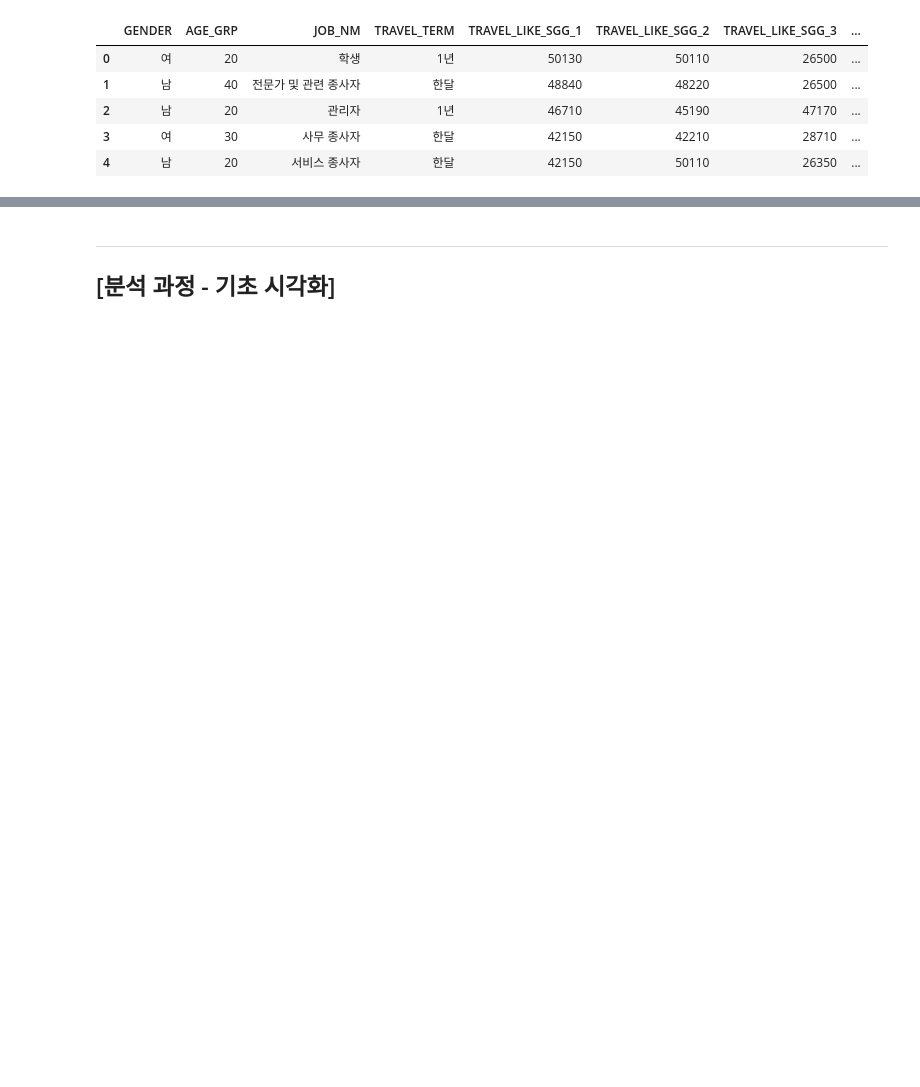
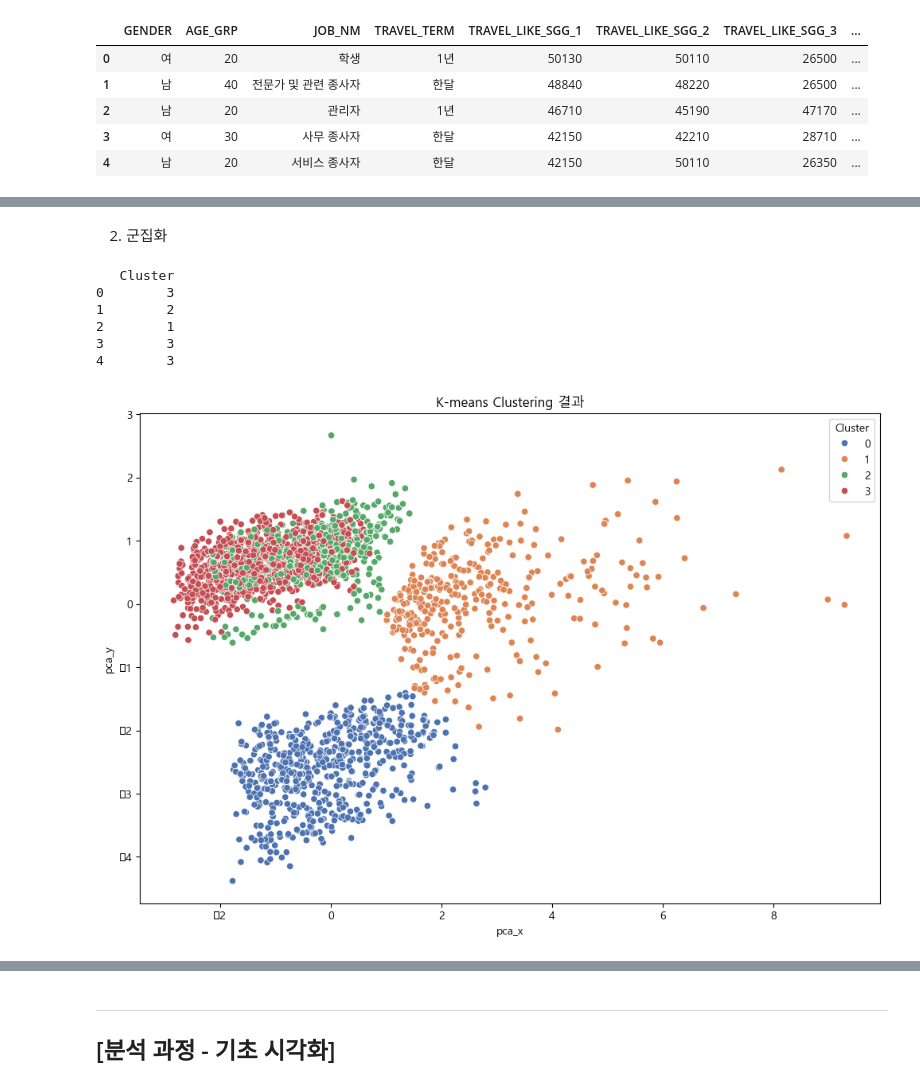
Before and after one commit to bomi03/Bokseol, a Jupyter notebook: data_analysis.ipynb, the cells around one changed output, grey strips where cells are left out. Cells and saved outputs as stored; diff of their text form; code cells hidden in the pictures; blank space fills up the shorter version.

Commit message:
k-means 진행 중

```diff
--- a/data_analysis.ipynb
+++ b/data_analysis.ipynb
@@ -93,0 +149,29 @@ travel_log.head()
+# %% [markdown]
+2. 군집화
+# %%
+# 군집화 (KMeans 예시)
+kmeans = KMeans(n_clusters=4, random_state=42)
+travel_log_final['Cluster'] = kmeans.fit_predict(travel_log_final)
+
+# 군집 결과 확인
+print(travel_log_final[['Cluster']].head())
+# %% [output]
+   Cluster
+0        3
+1        2
+2        1
+3        3
+4        3
+# %%
+# PCA를 이용하여 2차원으로 축소
+pca = PCA(n_components=2)
+pca_components = pca.fit_transform(travel_log_final)
+travel_log_final['pca_x'] = pca_components[:, 0]
+travel_log_final['pca_y'] = pca_components[:, 1]
+
+plt.figure(figsize=(12, 8))
+sns.scatterplot(x='pca_x', y='pca_y', hue='Cluster', data=travel_log_final, palette='deep')
+plt.title('K-means Clustering 결과')
+plt.show()
+# %% [output]
+[figure, added]
```
Also changed, not shown: parts of 11 cells of this notebook.
